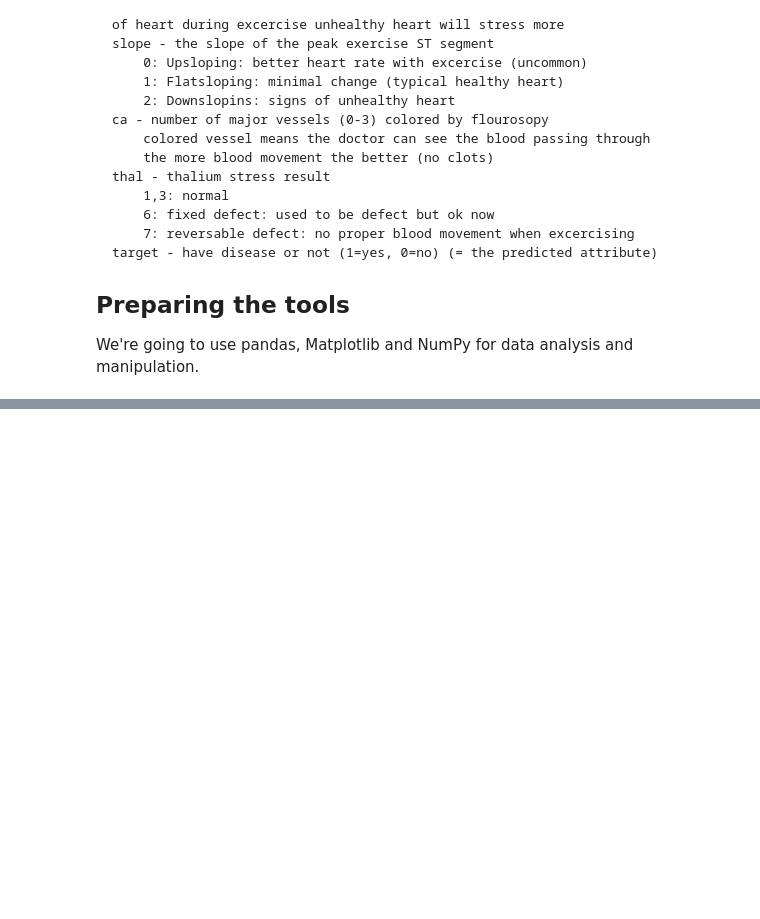
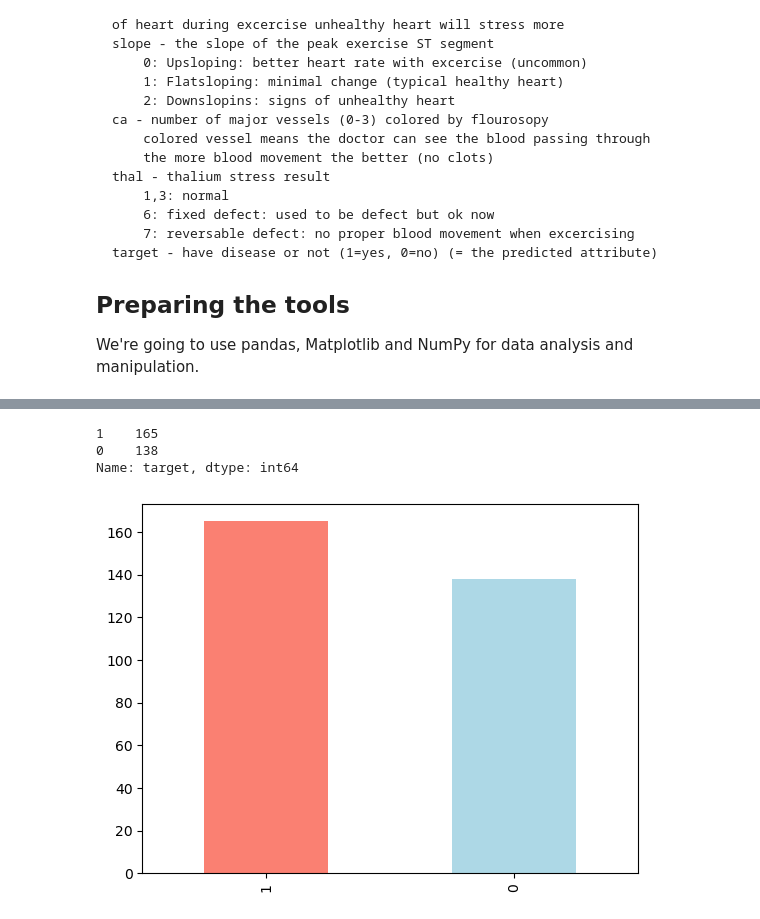
Before and after one commit to lgnassar/heart-disease-project, a Jupyter notebook: end-to-end-heart-disease-classification.ipynb, the cells around one changed output, grey strips where cells are left out. Cells and saved outputs as stored; diff of their text form; code cells hidden in the pictures; blank space fills up the shorter version.

Commit message:
explore data

```diff
--- a/end-to-end-heart-disease-classification.ipynb
+++ b/end-to-end-heart-disease-classification.ipynb
@@ -98,0 +99,4 @@ from sklearn.metrics import plot_roc_curve
+# %%
+# load data
+df = pd.read_csv("data/heart-disease.csv")
+df.shape # (rows, columns)
@@ -98,0 +133,11 @@ from sklearn.metrics import plot_roc_curve
+# %%
+# Let's find out how many of each class there
+df["target"].value_counts()
+# %% [output]
+1    165
+0    138
+Name: target, dtype: int64
+# %%
+df["target"].value_counts().plot(kind="bar", color=["salmon", "lightblue"]);
+# %% [output]
+[figure, added]
```
Also changed, not shown: parts of 15 cells of this notebook.
